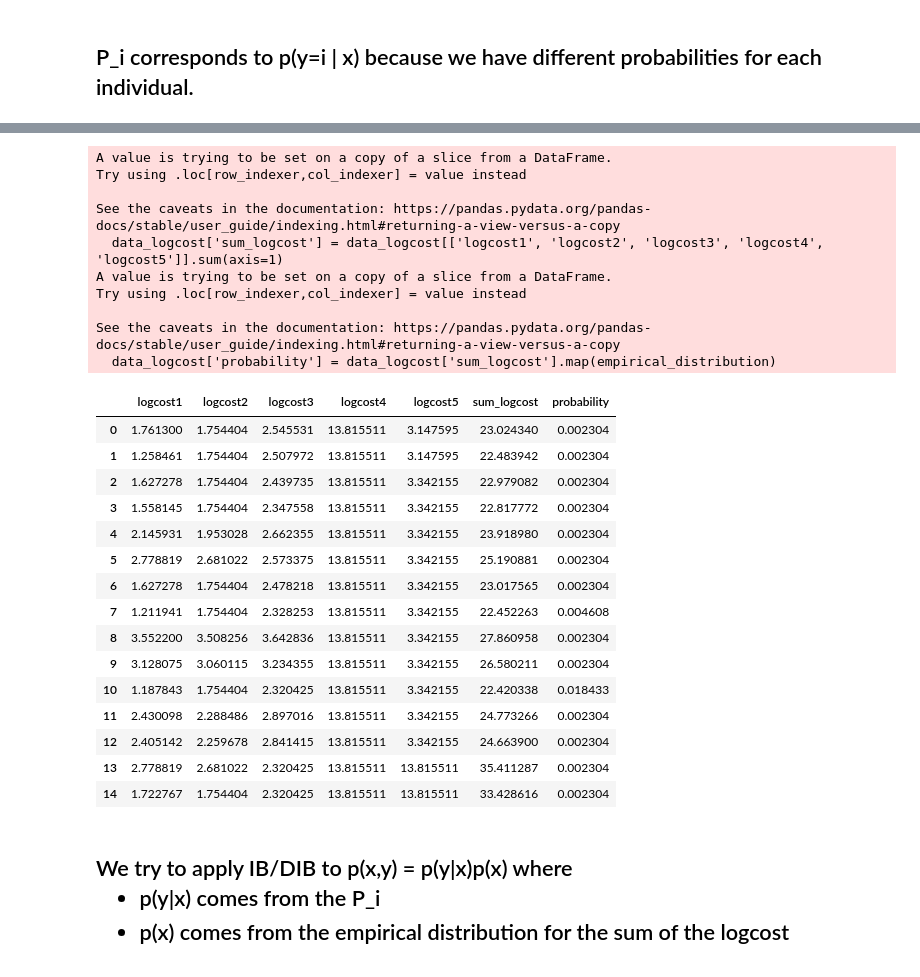
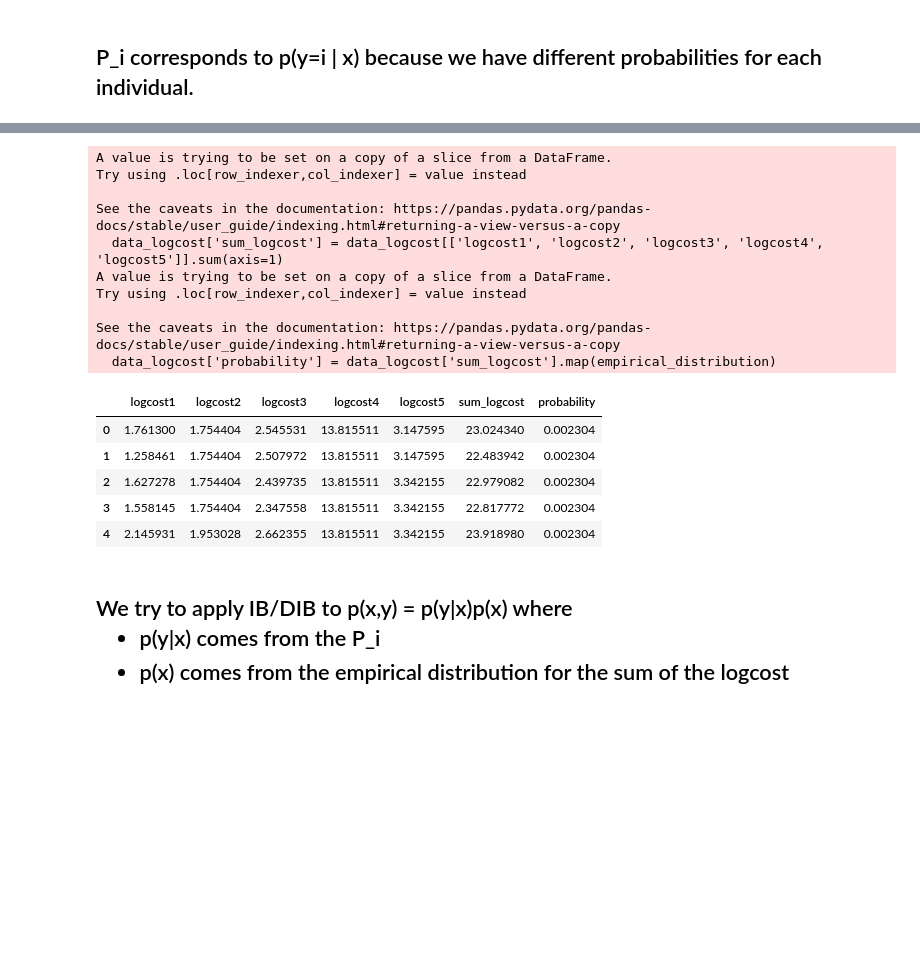
Before and after one commit to alex-monti/Master-Thesis, a Jupyter notebook: NLM-telephone-complete-data.ipynb, the cells around one changed output, grey strips where cells are left out. Cells and saved outputs as stored; diff of their text form; code cells hidden in the pictures; blank space fills up the shorter version.

```diff
--- a/NLM-telephone.ipynb
+++ b/NLM-telephone-complete-data.ipynb
@@ -125,44 +120,34 @@ data.head(15)
 # %%
 data_logcost = data[['logcost1', 'logcost2', 'logcost3', 'logcost4', 'logcost5']]
 
 # Calculate the sum of the log costs for each row
 data_logcost['sum_logcost'] = data_logcost[['logcost1', 'logcost2', 'logcost3', 'logcost4', 'logcost5']].sum(axis=1)
 
 # Compute the empirical distribution
 empirical_distribution = data_logcost['sum_logcost'].value_counts(normalize=True)
 
 # Add a column "probability" to the DataFrame
 data_logcost['probability'] = data_logcost['sum_logcost'].map(empirical_distribution)
 
 # Print the updated DataFrame
-data_logcost.head(15)
+data_logcost.head()
 # %% [output]
 A value is trying to be set on a copy of a slice from a DataFrame.
 Try using .loc[row_indexer,col_indexer] = value instead
 
 See the caveats in the documentation: https://pandas.pydata.org/pandas-docs/stable/user_guide/indexing.html#returning-a-view-versus-a-copy
   data_logcost['sum_logcost'] = data_logcost[['logcost1', 'logcost2', 'logcost3', 'logcost4', 'logcost5']].sum(axis=1)
 A value is trying to be set on a copy of a slice from a DataFrame.
 Try using .loc[row_indexer,col_indexer] = value instead
 
 See the caveats in the documentation: https://pandas.pydata.org/pandas-docs/stable/user_guide/indexing.html#returning-a-view-versus-a-copy
   data_logcost['probability'] = data_logcost['sum_logcost'].map(empirical_distribution)
 |  | logcost1 | logcost2 | logcost3 | logcost4 | logcost5 | sum_logcost | probability |
 | 0 | 1.761300 | 1.754404 | 2.545531 | 13.815511 | 3.147595 | 23.024340 | 0.002304 |
 | 1 | 1.258461 | 1.754404 | 2.507972 | 13.815511 | 3.147595 | 22.483942 | 0.002304 |
 | 2 | 1.627278 | 1.754404 | 2.439735 | 13.815511 | 3.342155 | 22.979082 | 0.002304 |
 | 3 | 1.558145 | 1.754404 | 2.347558 | 13.815511 | 3.342155 | 22.817772 | 0.002304 |
 | 4 | 2.145931 | 1.953028 | 2.662355 | 13.815511 | 3.342155 | 23.918980 | 0.002304 |
-| 5 | 2.778819 | 2.681022 | 2.573375 | 13.815511 | 3.342155 | 25.190881 | 0.002304 |
-| 6 | 1.627278 | 1.754404 | 2.478218 | 13.815511 | 3.342155 | 23.017565 | 0.002304 |
-| 7 | 1.211941 | 1.754404 | 2.328253 | 13.815511 | 3.342155 | 22.452263 | 0.004608 |
-| 8 | 3.552200 | 3.508256 | 3.642836 | 13.815511 | 3.342155 | 27.860958 | 0.002304 |
-| 9 | 3.128075 | 3.060115 | 3.234355 | 13.815511 | 3.342155 | 26.580211 | 0.002304 |
-| 10 | 1.187843 | 1.754404 | 2.320425 | 13.815511 | 3.342155 | 22.420338 | 0.018433 |
-| 11 | 2.430098 | 2.288486 | 2.897016 | 13.815511 | 3.342155 | 24.773266 | 0.002304 |
-| 12 | 2.405142 | 2.259678 | 2.841415 | 13.815511 | 3.342155 | 24.663900 | 0.002304 |
-| 13 | 2.778819 | 2.681022 | 2.320425 | 13.815511 | 13.815511 | 35.411287 | 0.002304 |
-| 14 | 1.722767 | 1.754404 | 2.320425 | 13.815511 | 13.815511 | 33.428616 | 0.002304 |
 # %%
 p_x = data_logcost['probability'].values
 p_y_given_x = data[['P_1', 'P_2', 'P_3', 'P_4', 'P_5']].values
```
Also changed, not shown: parts of 16 cells of this notebook, 8 other files.
